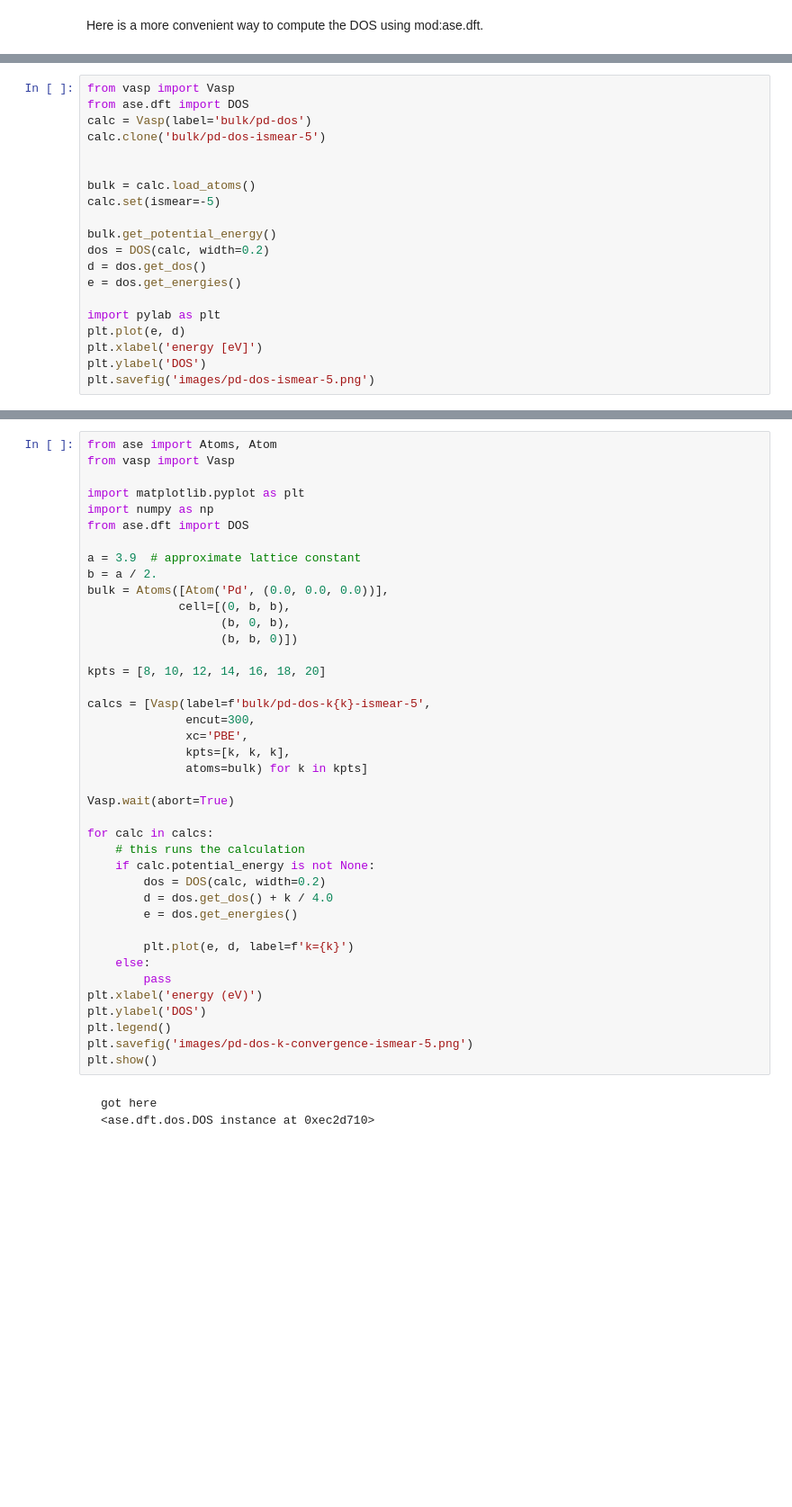
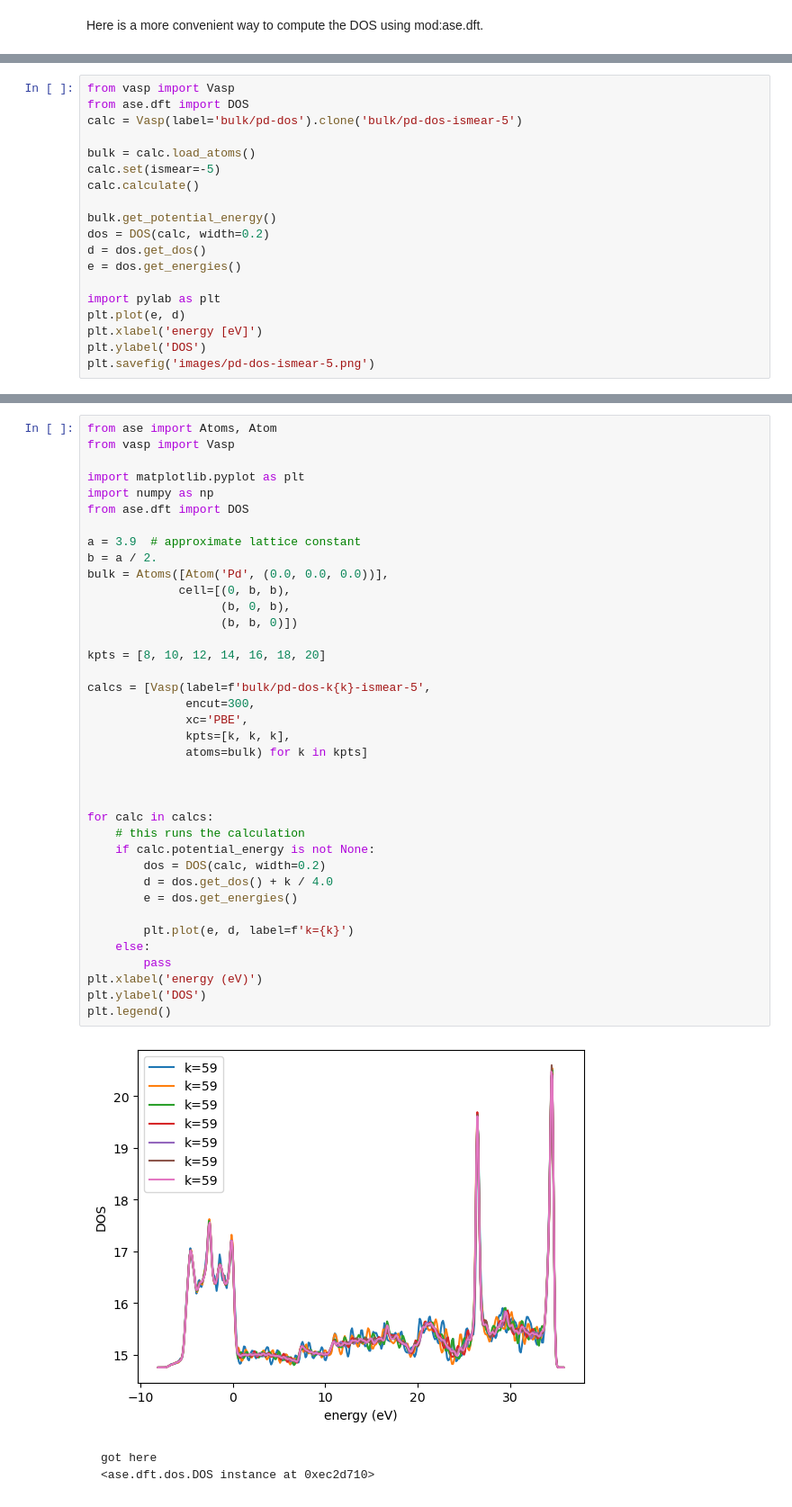
Before and after one commit to jkitchin/dft-book, a Jupyter notebook: notebooks/04-bulk-systems/11-bulk-density-of-states.ipynb, the cells around one changed output, grey strips where cells are left out. Shown at 90% size. Saved outputs shown, nothing was run; the diff lists cells and outputs as text; blank space fills up the shorter version.

```diff
--- a/notebooks/04-bulk-systems/11-bulk-density-of-states.ipynb
+++ b/notebooks/04-bulk-systems/11-bulk-density-of-states.ipynb
@@ -125,12 +129,11 @@ The VASP manual [recommends](http://cms.mpi.univie.ac.at/vasp/guide/node124.html
 # %%
 from vasp import Vasp
 from ase.dft import DOS
-calc = Vasp(label='bulk/pd-dos')
-calc.clone('bulk/pd-dos-ismear-5')
-
+calc = Vasp(label='bulk/pd-dos').clone('bulk/pd-dos-ismear-5')
 
 bulk = calc.load_atoms()
 calc.set(ismear=-5)
+calc.calculate()
 
 bulk.get_potential_energy()
 dos = DOS(calc, width=0.2)
@@ -158,36 +161,36 @@ from ase.dft import DOS
 
 a = 3.9  # approximate lattice constant
 b = a / 2.
 bulk = Atoms([Atom('Pd', (0.0, 0.0, 0.0))],
              cell=[(0, b, b),
                    (b, 0, b),
                    (b, b, 0)])
 
 kpts = [8, 10, 12, 14, 16, 18, 20]
 
 calcs = [Vasp(label=f'bulk/pd-dos-k{k}-ismear-5',
               encut=300,
               xc='PBE',
               kpts=[k, k, k],
               atoms=bulk) for k in kpts]
 
-Vasp.wait(abort=True)
+
 
 for calc in calcs:
     # this runs the calculation
     if calc.potential_energy is not None:
         dos = DOS(calc, width=0.2)
         d = dos.get_dos() + k / 4.0
         e = dos.get_energies()
 
         plt.plot(e, d, label=f'k={k}')
     else:
         pass
 plt.xlabel('energy (eV)')
 plt.ylabel('DOS')
 plt.legend()
-plt.savefig('images/pd-dos-k-convergence-ismear-5.png')
-plt.show()
+# %% [output]
+[figure, added]
 # %% [markdown]
     got here
     <ase.dft.dos.DOS instance at 0xec2d710>
```
Also changed, not shown: parts of 7 cells of this notebook, 12 other files.
